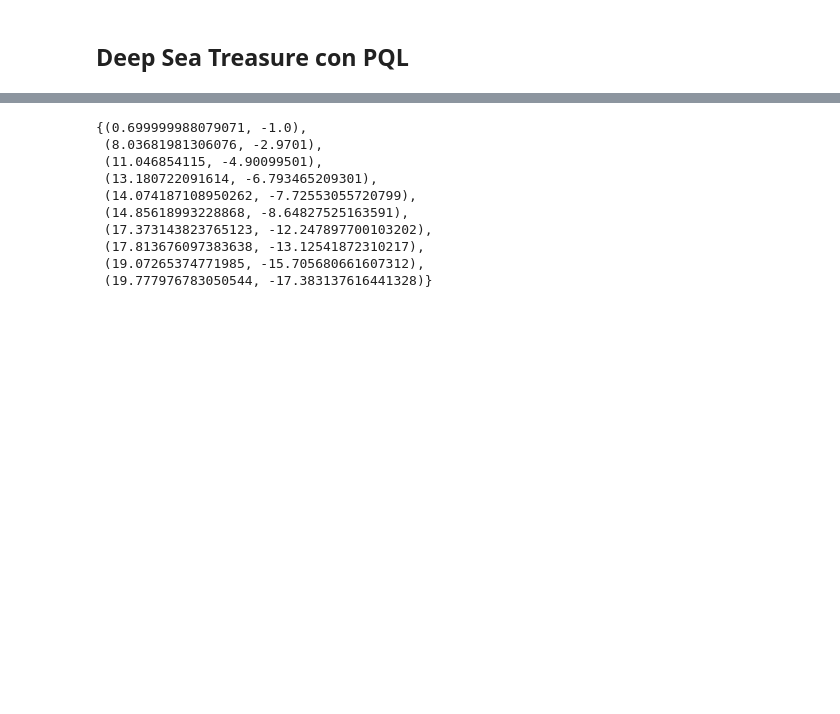
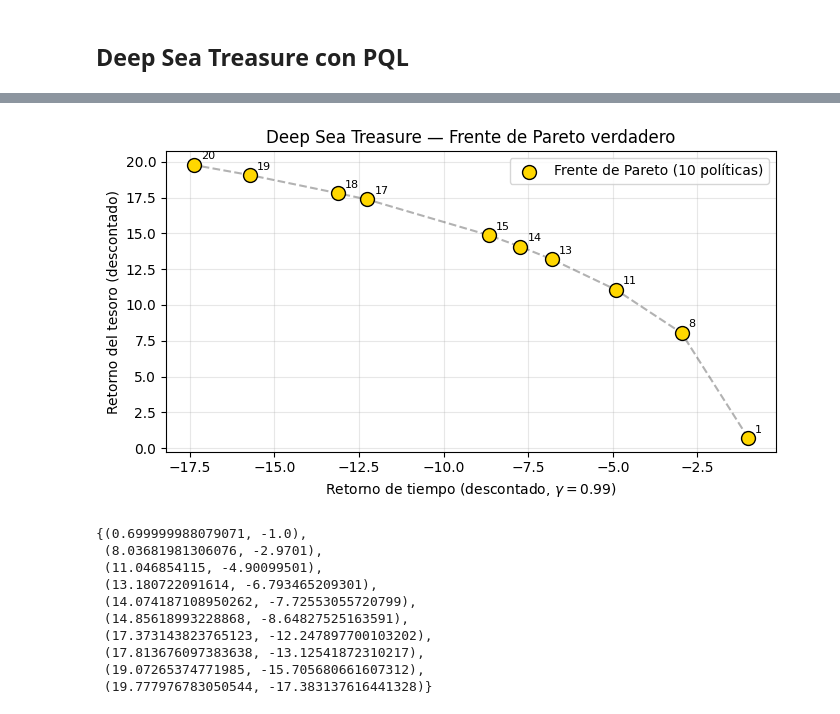
Before and after one commit to ju4ndiegos/Multi-Objective-Reinforcement-Learning-MORL-, a Jupyter notebook: multiobjective_Reinforcement_Learning_grupo4_202610.ipynb, the cells around one changed output, grey strips where cells are left out. Saved outputs shown, nothing was run; the diff lists cells and outputs as text; code cells hidden in the pictures; blank space fills up the shorter version.

```diff
--- a/multiobjective_Reinforcement_Learning_grupo4_202610.ipynb
+++ b/multiobjective_Reinforcement_Learning_grupo4_202610.ipynb
@@ -162,3 +297,24 @@ El problema de Deep Sea Treasure (DST) (https://mo-gymnasium.farama.org/environm
+# %%
+# Frente de Pareto de DST — 10 puntos conocidos analíticamente (valores descontados gamma=0.99)
+# Fuente: Vamplew et al. 2011; confirmados por PQL training en la celda siguiente
+import matplotlib.pyplot as plt
+
+dst_pareto_treasure = [0.70, 8.04, 11.05, 13.18, 14.07, 14.86, 17.37, 17.81, 19.07, 19.78]
+dst_pareto_time     = [-1.00, -2.97, -4.90, -6.79, -7.73, -8.65, -12.25, -13.13, -15.71, -17.38]
+
+fig, ax = plt.subplots(figsize=(7, 4))
+ax.scatter(dst_pareto_time, dst_pareto_treasure, c='gold', edgecolors='black',
+           s=100, zorder=5, label='Frente de Pareto (10 políticas)')
+for t, v in zip(dst_pareto_time, dst_pareto_treasure):
+    ax.annotate(f'{v:.0f}', (t, v), textcoords='offset points', xytext=(5, 4), fontsize=8)
+ax.plot(dst_pareto_time, dst_pareto_treasure, 'k--', alpha=0.3)
+ax.set_xlabel('Retorno de tiempo (descontado, $\\gamma=0.99$)')
+ax.set_ylabel('Retorno del tesoro (descontado)')
+ax.set_title('Deep Sea Treasure — Frente de Pareto verdadero')
+ax.legend(); ax.grid(alpha=0.3)
+plt.tight_layout(); plt.show()
+# %% [output]
+[figure, added]
 # %%
 import gymnasium as gym
 import mo_gymnasium as mo_gym
```
Also changed, not shown: parts of 22 cells of this notebook, 13 other files.
